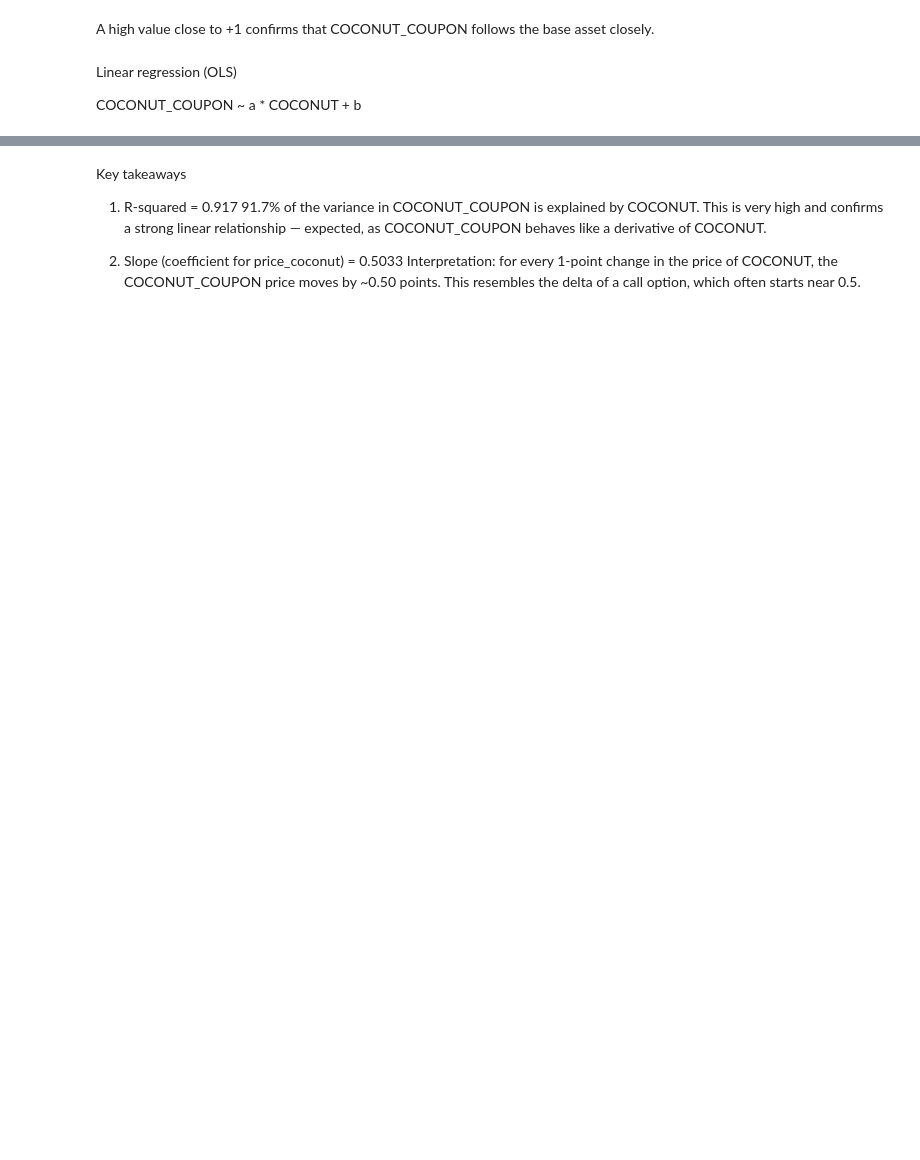
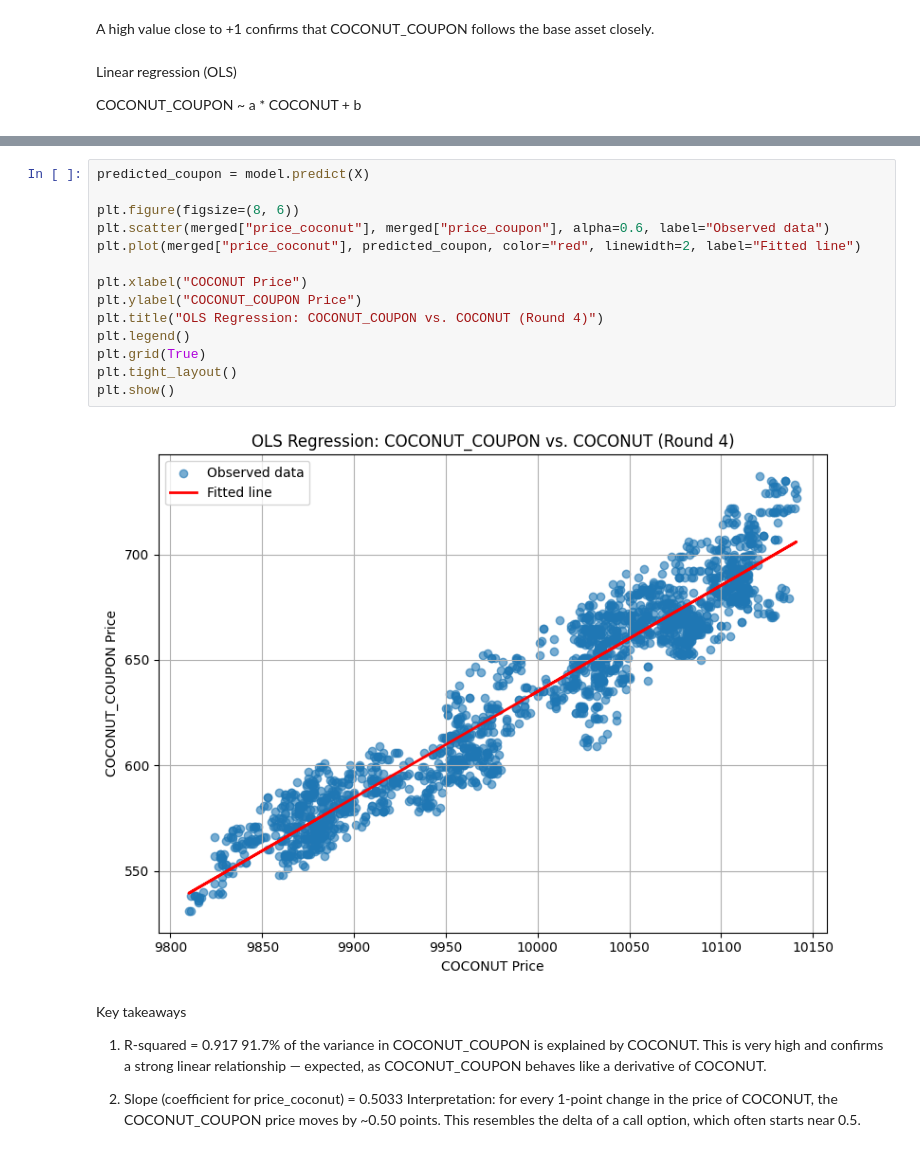
Before and after one commit to antek0308/IMC_strategy_prep, a Jupyter notebook: Michal_Brzezinski.ipynb, the cells around one changed output, grey strips where cells are left out. Cells and saved outputs as stored; diff of their text form; blank space fills up the shorter version.

```diff
--- a/Michal_Brzezinski.ipynb
+++ b/Michal_Brzezinski.ipynb
@@ -151,6 +162,22 @@ Notes:
 [1] Standard Errors assume that the covariance matrix of the errors is correctly specified.
 [2] The condition number is large, 1.12e+06. This might indicate that there are
 strong multicollinearity or other numerical problems.
+# %%
+predicted_coupon = model.predict(X)
+
+plt.figure(figsize=(8, 6))
+plt.scatter(merged["price_coconut"], merged["price_coupon"], alpha=0.6, label="Observed data")
+plt.plot(merged["price_coconut"], predicted_coupon, color="red", linewidth=2, label="Fitted line")
+
+plt.xlabel("COCONUT Price")
+plt.ylabel("COCONUT_COUPON Price")
+plt.title("OLS Regression: COCONUT_COUPON vs. COCONUT (Round 4)")
+plt.legend()
+plt.grid(True)
+plt.tight_layout()
+plt.show()
+# %% [output]
+[figure, added]
 # %% [markdown]
 Key takeaways
 
```
Also changed, not shown: parts of 6 cells of this notebook, 1 other file.
